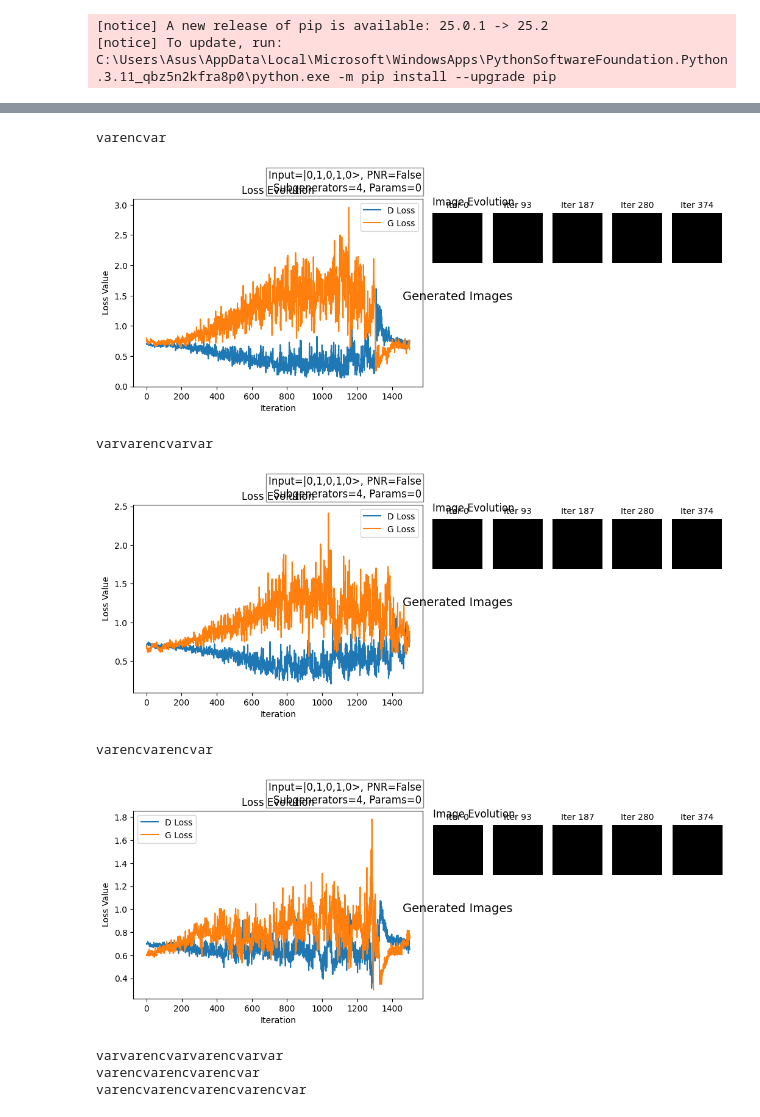
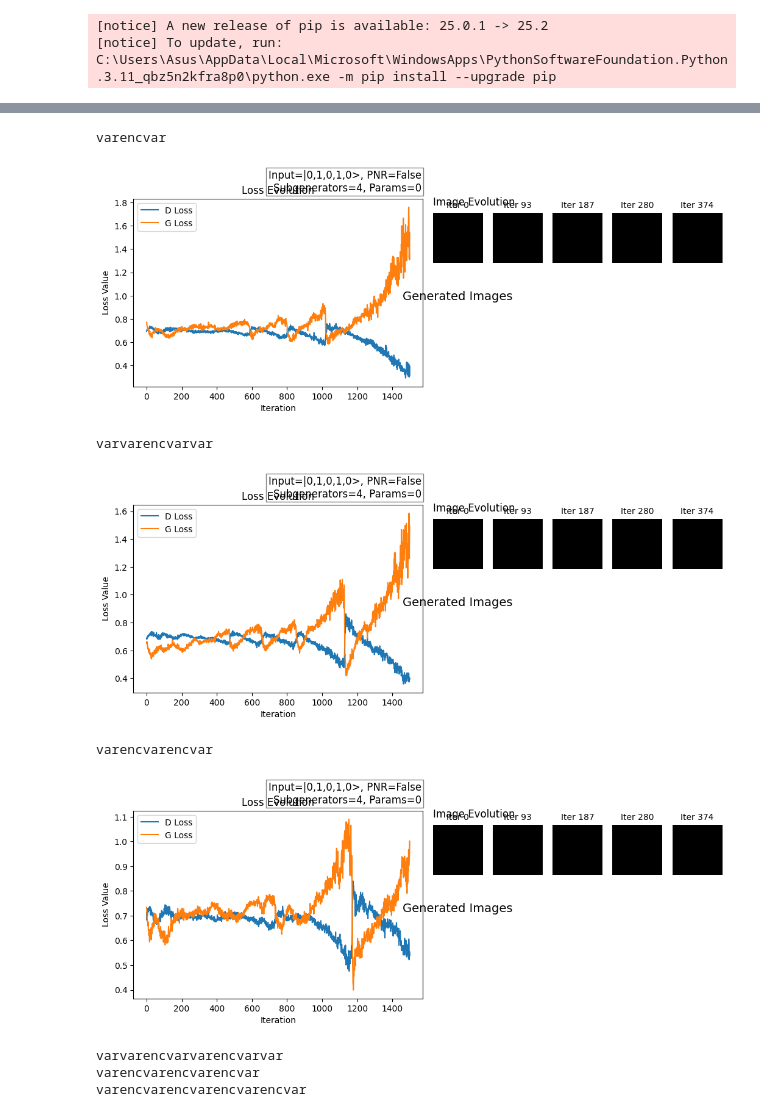
Before and after one commit to Meta-user-byte/PQ-GAN_Merlin, a Jupyter notebook: PQ_GAN_merlin (4).ipynb, the cells around one changed output, grey strips where cells are left out. Cells and saved outputs as stored; diff of their text form; code cells hidden in the pictures.

```diff
--- a/PQ_GAN_merlin (4).ipynb
+++ b/PQ_GAN_merlin (4).ipynb
@@ -571,7 +604,7 @@ for inp in input_grid_8modes:
         config_grid = config_grid[:3]
 
 # number of runs for each config combination
-runs = 1
+runs = 5
 # %%
 csv_path = "optdigits_csv (1).csv"
 dataset = DigitsDataset(csv_file=csv_path)
@@ -712,10 +745,7 @@ architectures = [
 archstrings = [get_archstring(s) for s in architectures]
 # %%
 def plot_loss(loss_in, ax):
-    """
-    loss_in: (steps, 2) for single run or (runs, steps, 2) for many
-    columns: [D_loss_raw, G_loss]
-    """
+
     arr = np.asarray(loss_in)
     ax.clear()
 
@@ -743,7 +773,6 @@ def plot_loss(loss_in, ax):
     ax.set_xlabel("Iteration"); ax.set_ylabel("Loss Value"); ax.legend()
 # %%
 def _autocontrast_row(v, eps=1e-6, tol=5e-3):
-    """v: (pixels,) -> [0,1] with robust contrast; mid-gray fallback if span is tiny."""
     x = np.asarray(v, dtype=np.float32)
     x = np.nan_to_num(x, nan=0.0, posinf=1.0, neginf=0.0)
     # light squash if clearly outside [0,1]
@@ -760,12 +789,10 @@ def _autocontrast_row(v, eps=1e-6, tol=5e-3):
     return np.clip(y, 0.0, 1.0)
 
 def _autocontrast_rows(arr):
-    """arr: (steps,pixels) -> per-row autocontrast in [0,1]."""
     if arr.size == 0: return arr
     return np.stack([_autocontrast_row(r) for r in np.asarray(arr)], axis=0)
 
 def _render_from_fake(fake_arr, axes):
-    """Render last k evenly spaced frames from fake_arr (steps,pixels) onto axes."""
     if fake_arr is None or fake_arr.size == 0 or len(axes) == 0:
         for ax in axes: ax.axis("off")
         return
@@ -786,12 +813,7 @@ def _render_from_fake(fake_arr, axes):
 
 
 def plot_progress(fake_runs, axes):
-    """
-    fake_runs:
-      - (steps, pixels) for a single run
-      - (runs, steps, pixels) for multiple runs
-    axes: list of Axes; we render exactly len(axes) snapshots
-    """
+
     arr = np.asarray(fake_runs)
 
     # clear axes
@@ -910,7 +954,7 @@ def plot_results(params_runs, config, axes, best_run=None):
 # %%
 from numpy.random import default_rng
 # %%
-RUN = 1  # fixed
+#RUN = 1  # fixed
 
 for archstring in archstrings:
     print(archstring)
@@ -936,38 +980,38 @@ for archstring in archstrings:
         loss_ax   = fig.add_subplot(gs[:, :5])
         prog_axes = [fig.add_subplot(gs[0, 5+i]) for i in range(5)]
         res_axes  = [fig.add_subplot(gs[1, 5+i]) for i in range(5)]
 
         # loss: pass 2D if single run; otherwise stack if you ever add more runs
         plot_loss(loss_data, loss_ax)
 
         # progress: expects 2D (steps,pixels) or 3D; we have 2D for run=1
         plot_progress(fake_data, prog_axes)
 
         # generated images
         params_list = [params_data] if params_data is not None else []
         plot_results(params_list, config, res_axes, best_run=0 if params_list else None)
 
         n_params = (params_data.shape[-1]) if params_data is not None else 0
         configinfo = (
             f"Input={pcvl.BasicState(config['input_state'])}, PNR={config['pnr']}\n"
             f"Subgenerators={config['gen_count']}, Params={n_params}"
         )
         loss_ax.text(
             x=0.995, y=1.04, s=configinfo, ha="right",
             bbox=dict(boxstyle='square, pad=0.2', facecolor='white', alpha=0.5),
             transform=loss_ax.transAxes, fontsize=12
         )
 
         plt.subplots_adjust(hspace=0.4)
 
     plt.show()
 # %% [output]
 varencvar
-[figure, old version]
+[figure, new version]
 varvarencvarvar
-[figure, old version]
+[figure, new version]
 varencvarencvar
-[figure, old version]
+[figure, new version]
 varvarencvarvarencvarvar
 varencvarencvarencvar
 varencvarencvarencvarencvar
```
Also changed, not shown: parts of 10 cells of this notebook.
